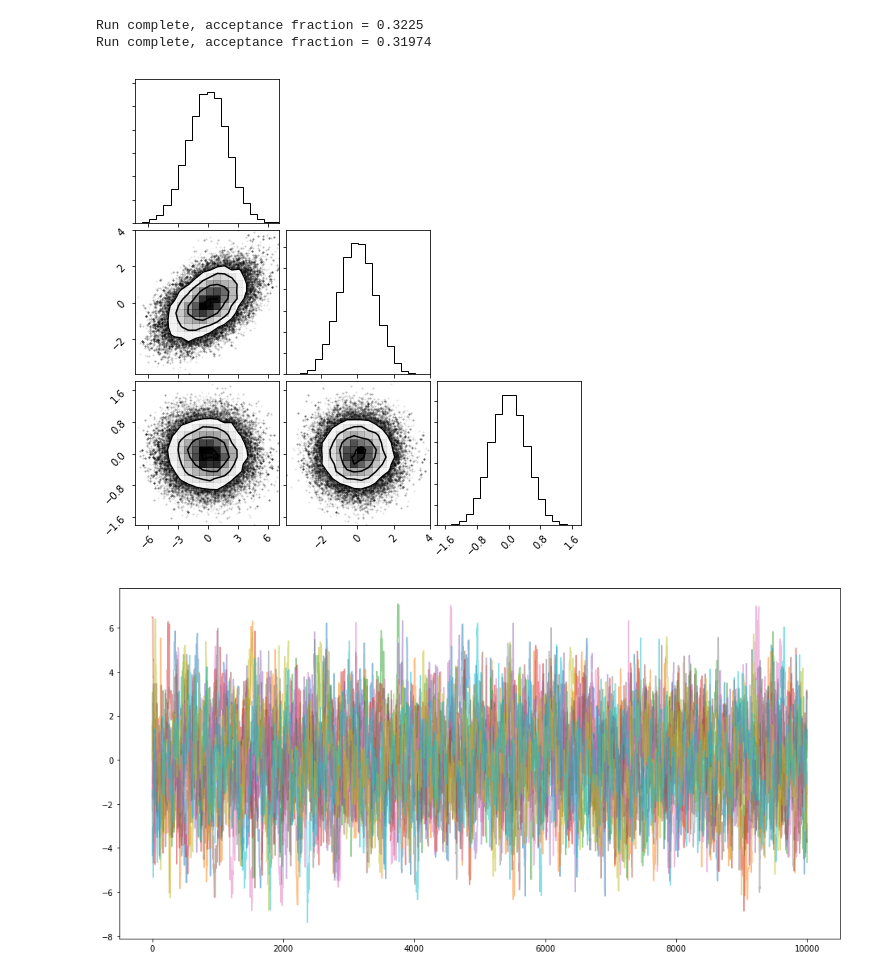
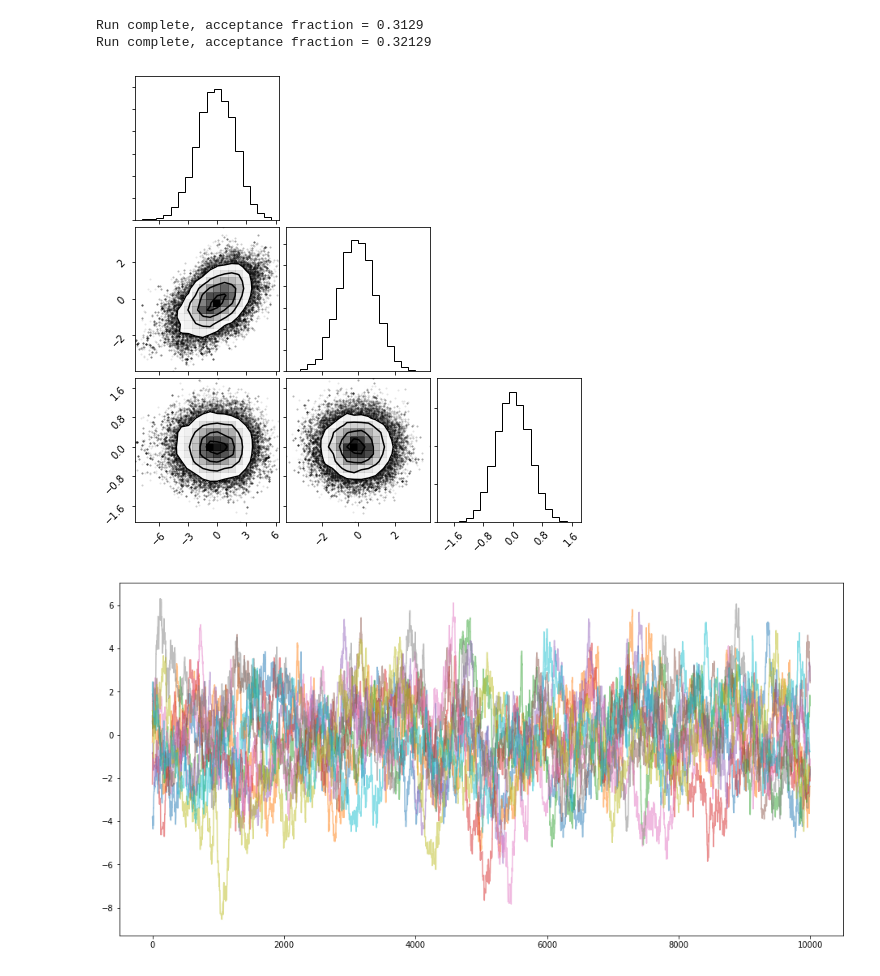
Before and after one commit to connor-mcisaac/myml, a Jupyter notebook: notebooks/mcmc_display.ipynb, the cells around one changed output. Saved outputs shown, nothing was run; the diff lists cells and outputs as text; code cells hidden in the pictures.

```diff
--- a/notebooks/mcmc_display.ipynb
+++ b/notebooks/mcmc_display.ipynb
@@ -17,8 +17,8 @@ def lnl(x, m, s):
     return -0.5*(((x - m)/s)**2)
 
 
-#sampler = mymetropolis(1, 10, lnp, lnl)
-sampler = mymh(1, 10, lnp, lnl, largs=[3, 2])
+#sampler = Metropolis(1, 10, lnp, lnl)
+sampler = MetropolisHastings(1, 10, lnp, lnl, largs=[3, 2])
 sampler.set_initial(np.random.rand(10, 1))
 sampler.set_q(c=np.array([1]))
 s, c = sampler.step(1000)
@@ -54,7 +54,7 @@ def q(x):
         return 0
 
 
-samplerq = mymh(1, 10, lnp, lnl, largs=[3, 2])
+samplerq = MetropolisHastings(1, 10, lnp, lnl, largs=[3, 2])
 samplerq.set_initial(np.random.rand(10, 1))
 samplerq.set_q(q=q, c=np.array([1]))
 sq, cq = samplerq.step(1000)
@@ -111,7 +111,7 @@ initial = np.zeros((10, 3))
 initial[0, :] += 3
 initial[1, :] += -3
 initial[2, :] += 2
-sampler2 = mymh(3, 10, lnp2, lnl2)
+sampler2 =  MetropolisHastings(3, 10, lnp2, lnl2)
 sampler2.set_initial(initial)
 sampler2.set_q(c=np.array([[1, 0, 0], [0, 1, 0], [0, 0, 1]]))
 s2, c2 = sampler2.step(1000)
@@ -141,26 +141,26 @@ initial = np.zeros((10, 3))
 initial[0, :] += 3
 initial[1, :] += -3
 initial[2, :] += 2
-sampler2q = mymh(3, 10, lnp2, lnl2)
+sampler2q =  MetropolisHastings(3, 10, lnp2, lnl2)
 sampler2q.set_initial(initial)
 sampler2q.set_q(q=q, c=np.array([[2, 0, 0], [0, 1, 0], [0, 0, 1]]))
 s2q, c2q = sampler2q.step(1000)
 sampler.set_q(c=np.cov(s.T))
 s2q, c2q = sampler2q.step(10000)
 # %% [output]
-Run complete, acceptance fraction = 0.3225
-Run complete, acceptance fraction = 0.31974
+Run complete, acceptance fraction = 0.3129
+Run complete, acceptance fraction = 0.32129
 # %%
-corner.corner(s2)
+corner.corner(s2q)
 plt.figure(figsize=[16, 8])
 for i in range(10):
-    plt.plot(c2[:, i, 0], alpha=0.5)
+    plt.plot(c2q[:, i, 0], alpha=0.5)
 plt.figure(figsize=[16, 8])
 for i in range(10):
-    plt.plot(c2[:, i, 1], alpha=0.5)
+    plt.plot(c2q[:, i, 1], alpha=0.5)
 plt.figure(figsize=[16, 8])
 for i in range(10):
-    plt.plot(c2[:, i, 2], alpha=0.5)
+    plt.plot(c2q[:, i, 2], alpha=0.5)
 # %% [output]
-[figure, old version]
+[figure, new version]
-[figure, old version]
+[figure, new version]
```
Also changed, not shown: parts of 8 cells of this notebook, 2 other files.
